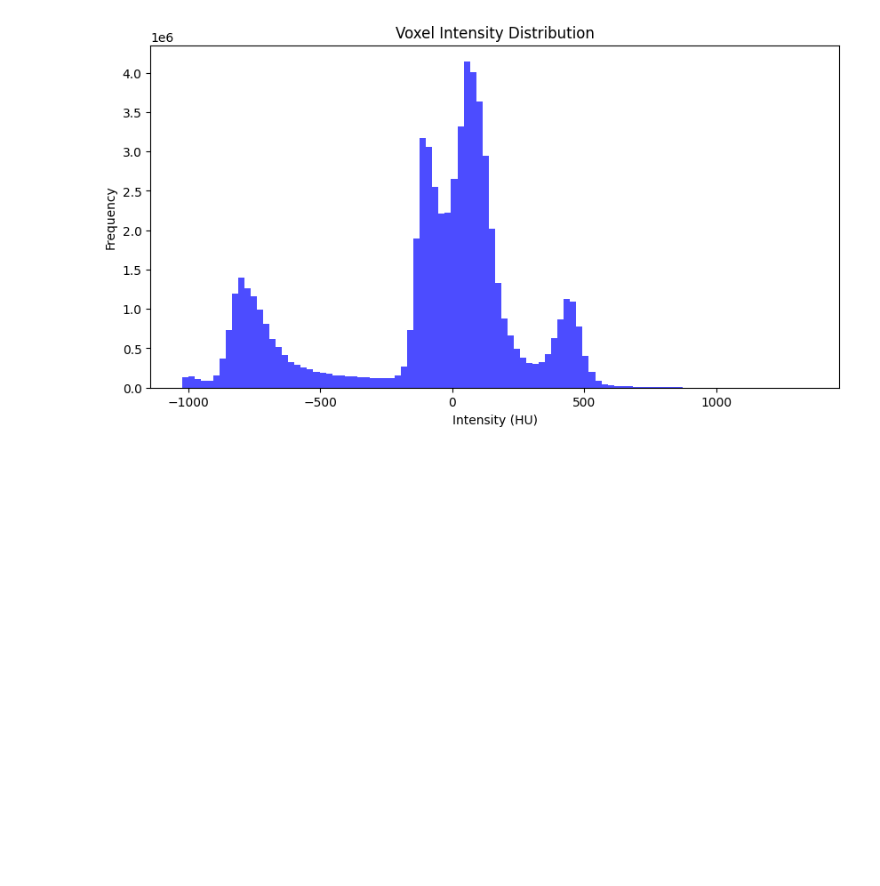
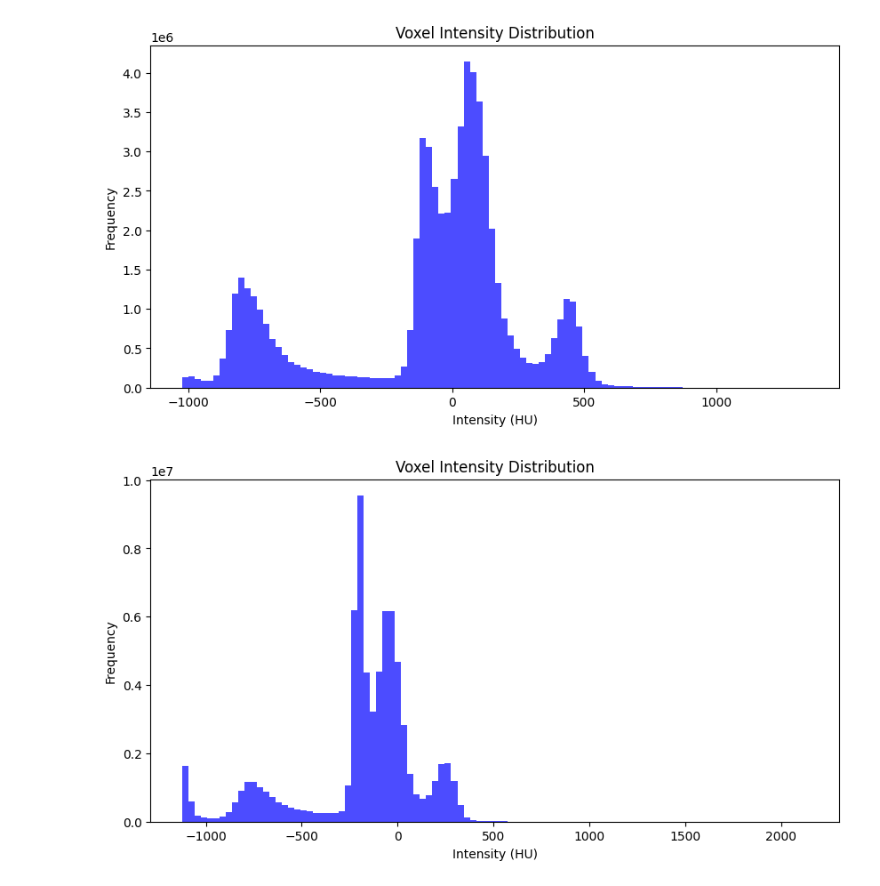
Before and after one commit to philippweinmann/mip_local_unet, a Jupyter notebook: data_exploration.ipynb, the cells around one changed output. Saved outputs shown, nothing was run; the diff lists cells and outputs as text; code cells hidden in the pictures; blank space fills up the shorter version.

```diff
--- a/data_exploration.ipynb
+++ b/data_exploration.ipynb
@@ -70,15 +39,16 @@ print(mean_of_means)
 # %%
 test_ccta_scan, _ = patients[10].get_image_mask_tuple()
-test_ccta_scan = shift_mean(test_ccta_scan, mean_voxel_intensity)
 flattened_ccta_scan = test_ccta_scan.flatten()
 
 # Plotting the histogram of voxel intensities
 plt.figure(figsize=(10, 5))
 plt.hist(flattened_ccta_scan, bins=100, color='blue', alpha=0.7)
 plt.title("Voxel Intensity Distribution")
 plt.xlabel("Intensity (HU)")
 plt.ylabel("Frequency")
 plt.show()
+# %% [output]
+[figure, added]
 # %%
 test_ccta_scan, _ = patients[10].get_image_mask_tuple()
 flattened_ccta_scan = test_ccta_scan.flatten()
```
Also changed, not shown: parts of 8 cells of this notebook, 1 other file.
